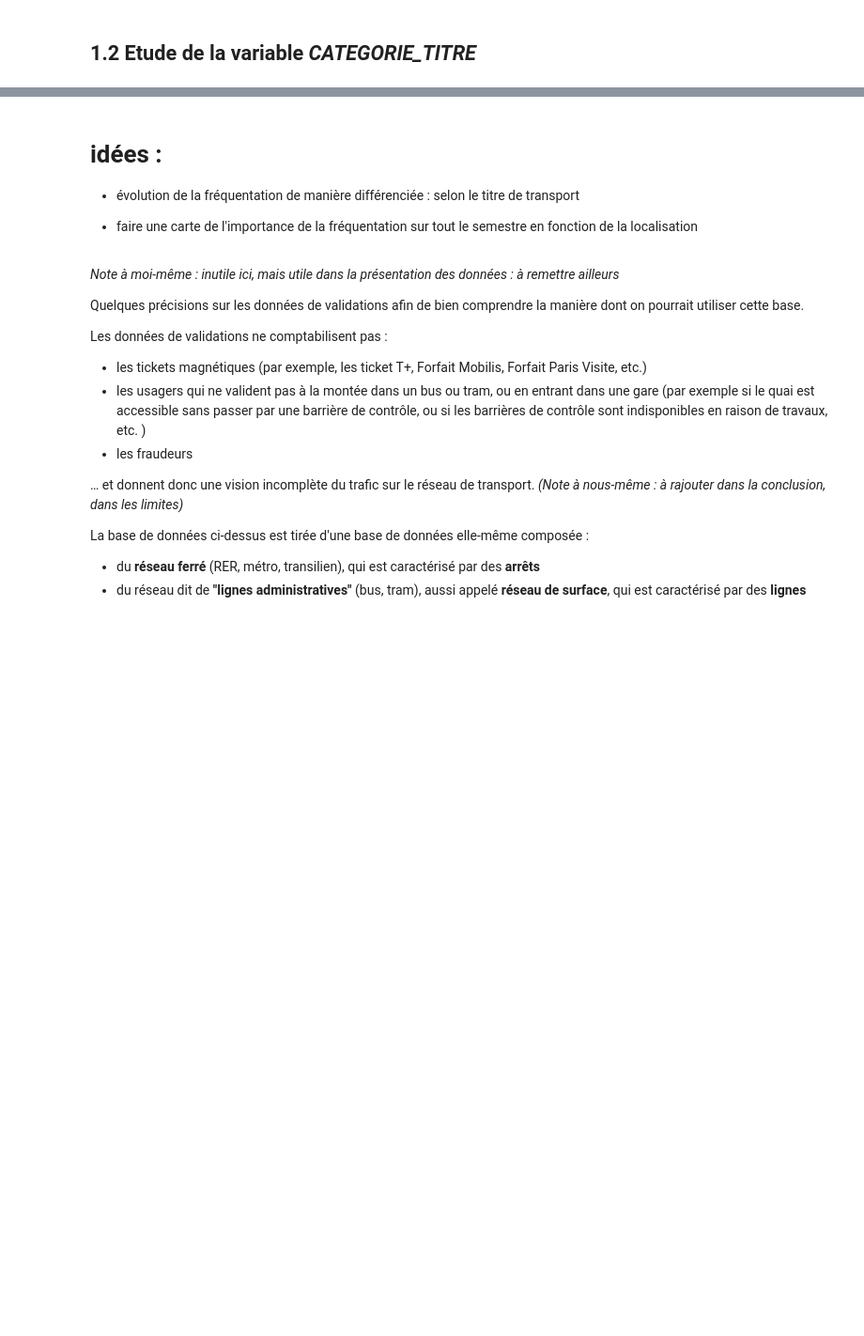
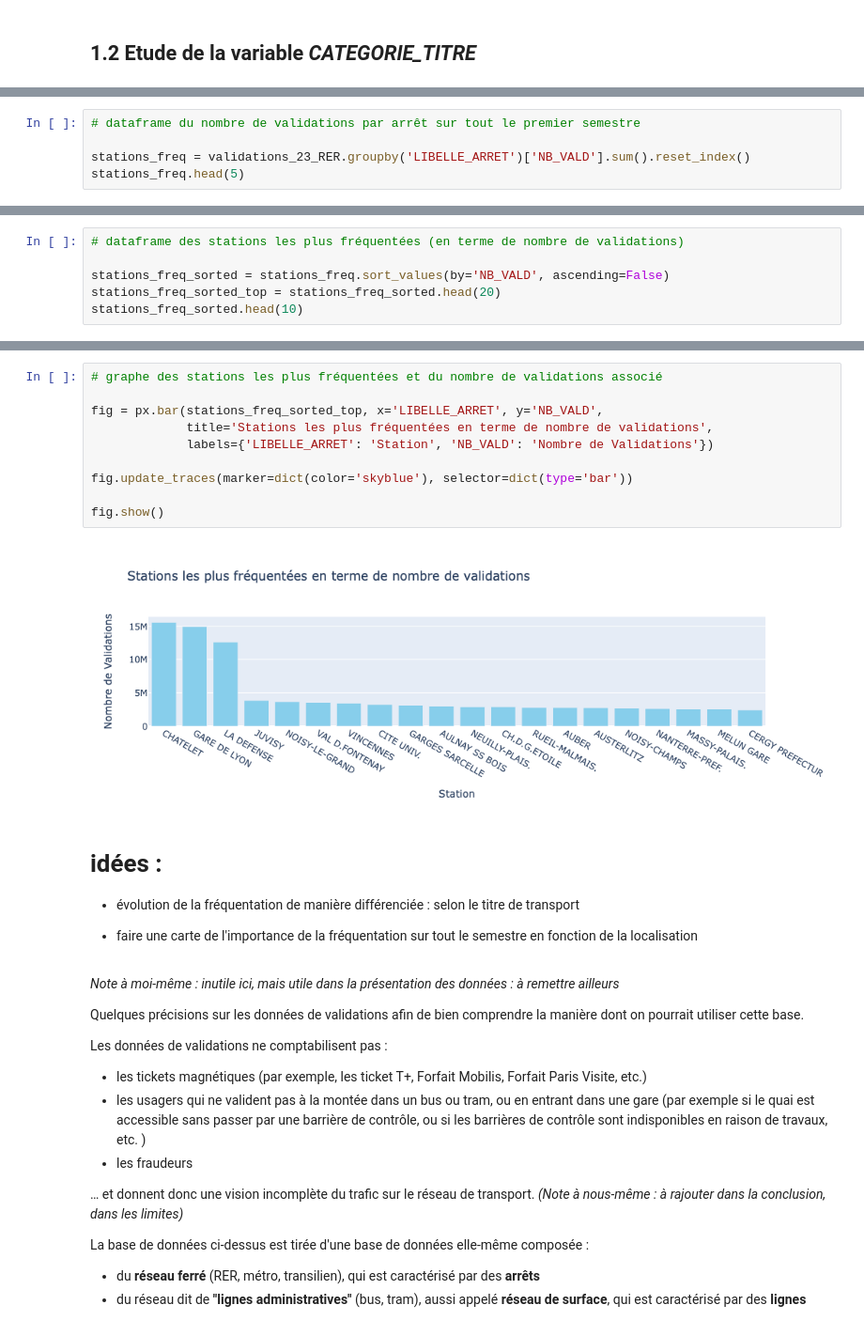
Before and after one commit to jlechat/Frequentation-des-stations-de-TC-en-Ile-de-France, a Jupyter notebook: 2- Statistiques descriptives/Stat_desc_2023.ipynb, the cells around one changed output, grey strips where cells are left out. Shown at 94% size. Drawn from its saved outputs; the diff is of its cells as text; blank space fills up the shorter version.

```diff
--- a/2- Statistiques descriptives/Stat_desc_2023.ipynb
+++ b/2- Statistiques descriptives/Stat_desc_2023.ipynb
@@ -476,0 +559,5 @@ NameError: name 'validations_23_RER' is not defined
+# %%
+# dataframe du nombre de validations par arrêt sur tout le premier semestre
+
+stations_freq = validations_23_RER.groupby('LIBELLE_ARRET')['NB_VALD'].sum().reset_index()
+stations_freq.head(5)
@@ -476,0 +571,6 @@ NameError: name 'validations_23_RER' is not defined
+# %%
+# dataframe des stations les plus fréquentées (en terme de nombre de validations)
+
+stations_freq_sorted = stations_freq.sort_values(by='NB_VALD', ascending=False)
+stations_freq_sorted_top = stations_freq_sorted.head(20)
+stations_freq_sorted.head(10)
@@ -477,3 +589,15 @@ NameError: name 'validations_23_RER' is not defined
+# %%
+# graphe des stations les plus fréquentées et du nombre de validations associé
+
+fig = px.bar(stations_freq_sorted_top, x='LIBELLE_ARRET', y='NB_VALD',
+             title='Stations les plus fréquentées en terme de nombre de validations',
+             labels={'LIBELLE_ARRET': 'Station', 'NB_VALD': 'Nombre de Validations'})
+
+fig.update_traces(marker=dict(color='skyblue'), selector=dict(type='bar'))
+
+fig.show()
+# %% [output]
+[figure, added]
 # %% [markdown]
 # idées :
 
```
Also changed, not shown: parts of 15 cells of this notebook.
